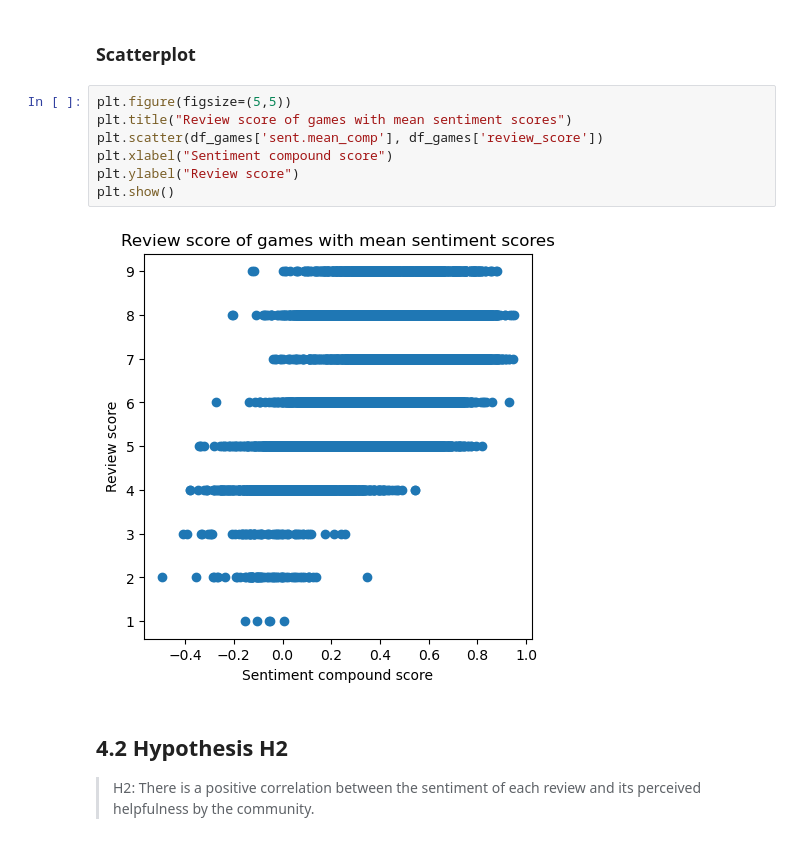
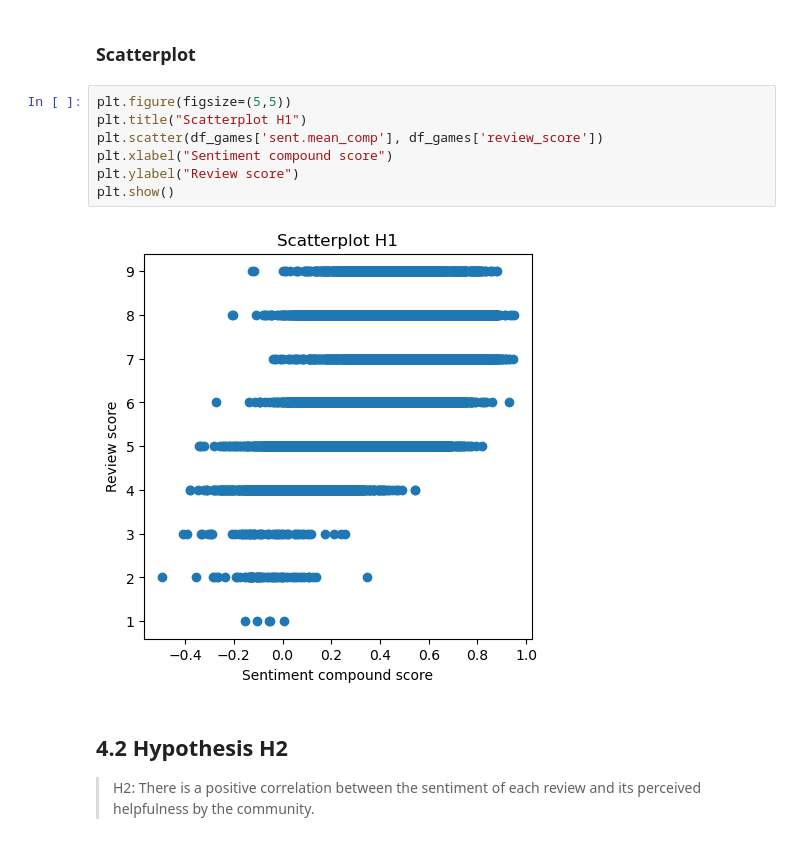
Before and after one commit to csum1/SteamGamesSentiment, a Jupyter notebook: steam.ipynb, the cells around one changed output. Drawn from its saved outputs; the diff is of its cells as text.

```diff
--- a/steam.ipynb
+++ b/steam.ipynb
@@ -550,13 +550,13 @@ display(pd.DataFrame(test_values))
 ### Scatterplot
 # %%
 plt.figure(figsize=(5,5))
-plt.title("Review score of games with mean sentiment scores")
+plt.title("Scatterplot H1")
 plt.scatter(df_games['sent.mean_comp'], df_games['review_score'])
 plt.xlabel("Sentiment compound score")
 plt.ylabel("Review score")
 plt.show()
 # %% [output]
-[figure, old version]
+[figure, new version]
 # %% [markdown]
 ## 4.2 Hypothesis H2
 
```
Also changed, not shown: parts of 6 cells of this notebook.
